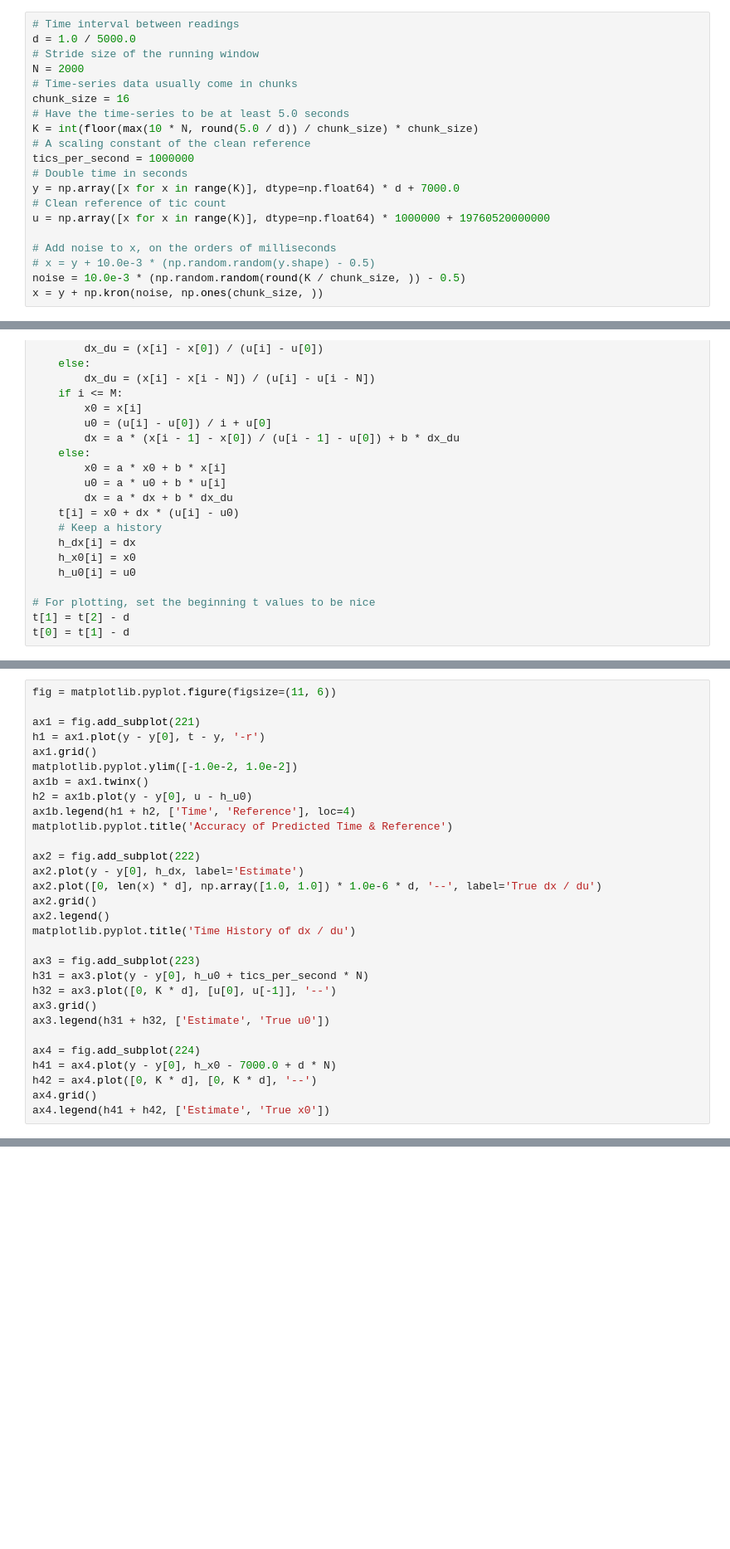
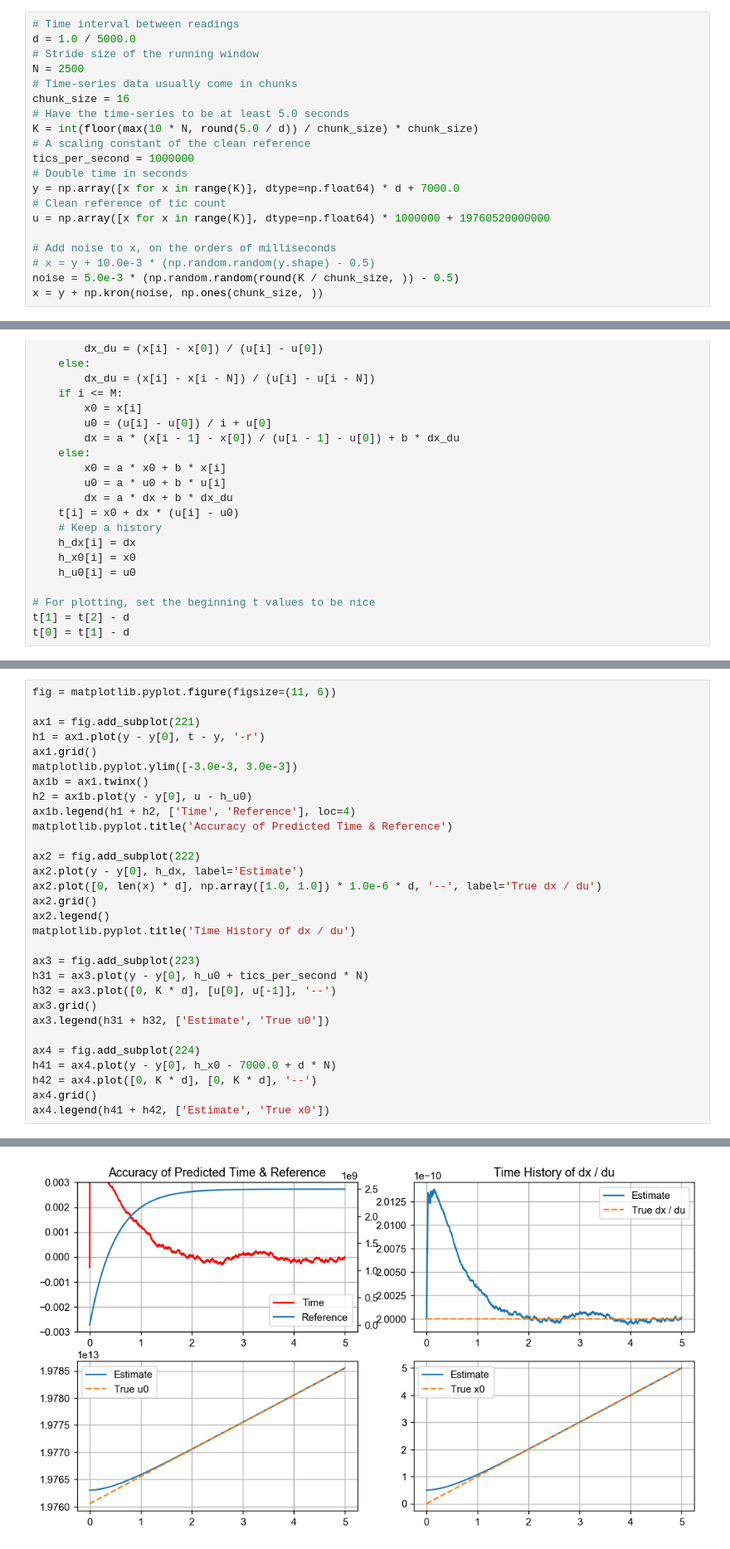
Before and after one commit to OURadar/RadarKit, a Jupyter notebook: python/RKClock.ipynb, the cells around one changed output, grey strips where cells are left out. Shown: that part at 83% size. Cells and saved outputs as stored; diff of their text form; blank space fills up the shorter version.

```diff
--- a/python/RKClock.ipynb
+++ b/python/RKClock.ipynb
@@ -14,7 +16,7 @@ import numpy.matlib
 # Time interval between readings
 d = 1.0 / 5000.0
 # Stride size of the running window
-N = 2000
+N = 2500
 # Time-series data usually come in chunks
 chunk_size = 16
 # Have the time-series to be at least 5.0 seconds
@@ -28,7 +30,7 @@ u = np.array([x for x in range(K)], dtype=np.float64) * 1000000 + 19760520000000
 
 # Add noise to x, on the orders of milliseconds
 # x = y + 10.0e-3 * (np.random.random(y.shape) - 0.5)
-noise = 10.0e-3 * (np.random.random(round(K / chunk_size, )) - 0.5)
+noise = 5.0e-3 * (np.random.random(round(K / chunk_size, )) - 0.5)
 x = y + np.kron(noise, np.ones(chunk_size, ))
 # %%
 h_x0 = np.ones(x.shape) * np.nan
@@ -78,7 +84,7 @@ fig = matplotlib.pyplot.figure(figsize=(11, 6))
 ax1 = fig.add_subplot(221)
 h1 = ax1.plot(y - y[0], t - y, '-r')
 ax1.grid()
-matplotlib.pyplot.ylim([-1.0e-2, 1.0e-2])
+matplotlib.pyplot.ylim([-3.0e-3, 3.0e-3])
 ax1b = ax1.twinx()
 h2 = ax1b.plot(y - y[0], u - h_u0)
 ax1b.legend(h1 + h2, ['Time', 'Reference'], loc=4)
@@ -102,3 +108,4 @@ h41 = ax4.plot(y - y[0], h_x0 - 7000.0 + d * N)
 h42 = ax4.plot([0, K * d], [0, K * d], '--')
 ax4.grid()
 ax4.legend(h41 + h42, ['Estimate', 'True x0'])
+# %% [output]
@@ -104,0 +113 @@ ax4.legend(h41 + h42, ['Estimate', 'True x0'])
+[figure, added]
```
Also changed, not shown: parts of 3 cells of this notebook, 1 other file.
